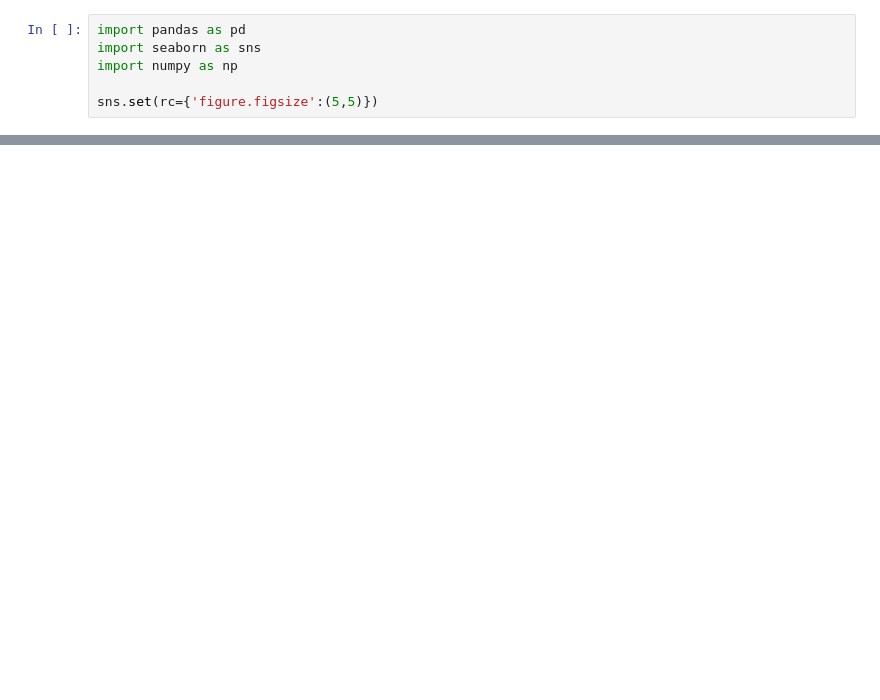
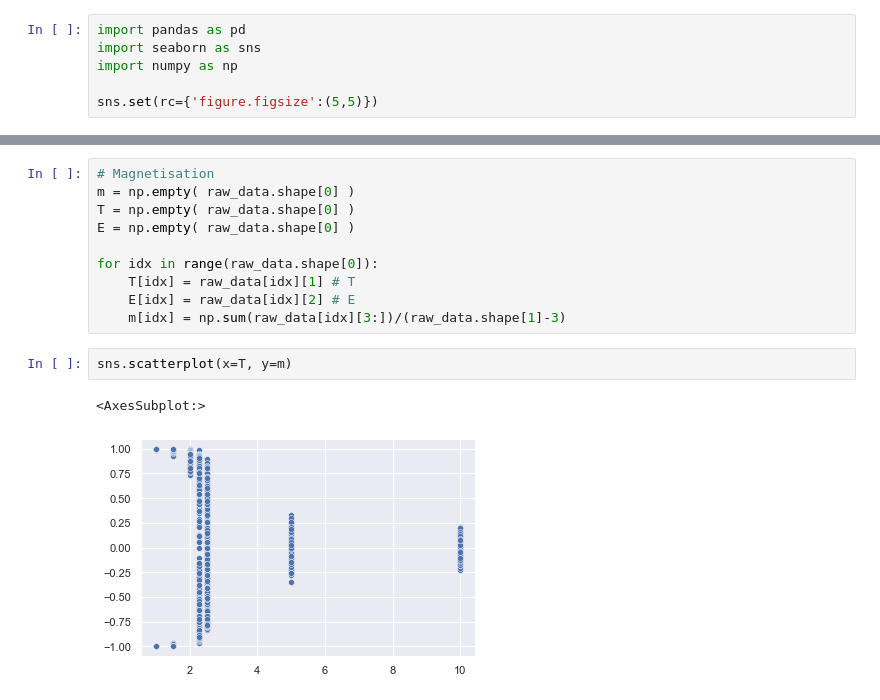
Before and after one commit to NerusSkyhigh/Machine-Learning-Phases-of-Matter, a Jupyter notebook: Visualisation.ipynb, the cells around one changed output, grey strips where cells are left out. Drawn from its saved outputs; the diff is of its cells as text; blank space fills up the shorter version.

Commit message:
visualisation

```diff
--- a/Visualisation.ipynb
+++ b/Visualisation.ipynb
@@ -36,0 +33,15 @@ for idx in range(raw_data.shape[0]):
+# %%
+# Magnetisation
+m = np.empty( raw_data.shape[0] )
+T = np.empty( raw_data.shape[0] )
+E = np.empty( raw_data.shape[0] )
+
+for idx in range(raw_data.shape[0]):
+    T[idx] = raw_data[idx][1] # T
+    E[idx] = raw_data[idx][2] # E
+    m[idx] = np.sum(raw_data[idx][3:])/(raw_data.shape[1]-3)
+# %%
+sns.scatterplot(x=T, y=m)
+# %% [output]
+<AxesSubplot:>
+[figure, added]
```
Also changed, not shown: parts of 4 cells of this notebook.
